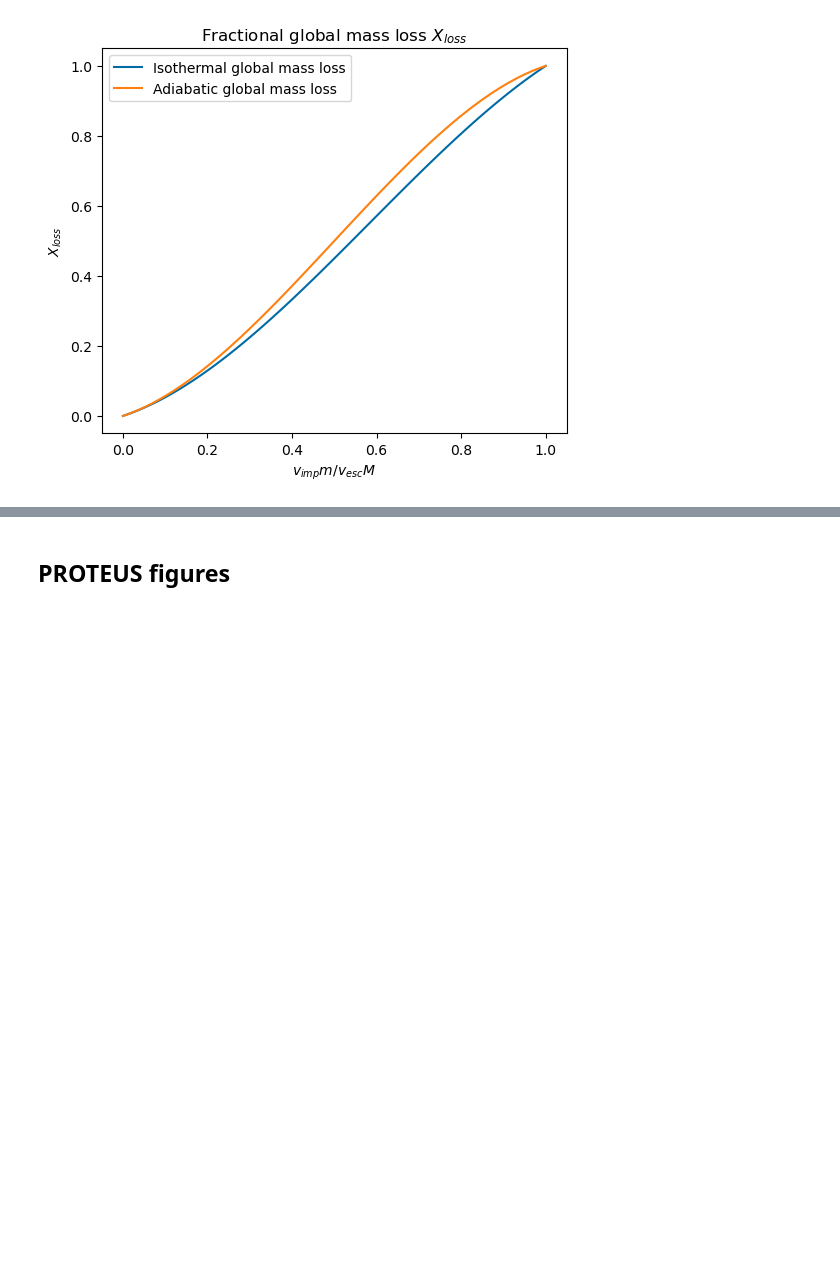
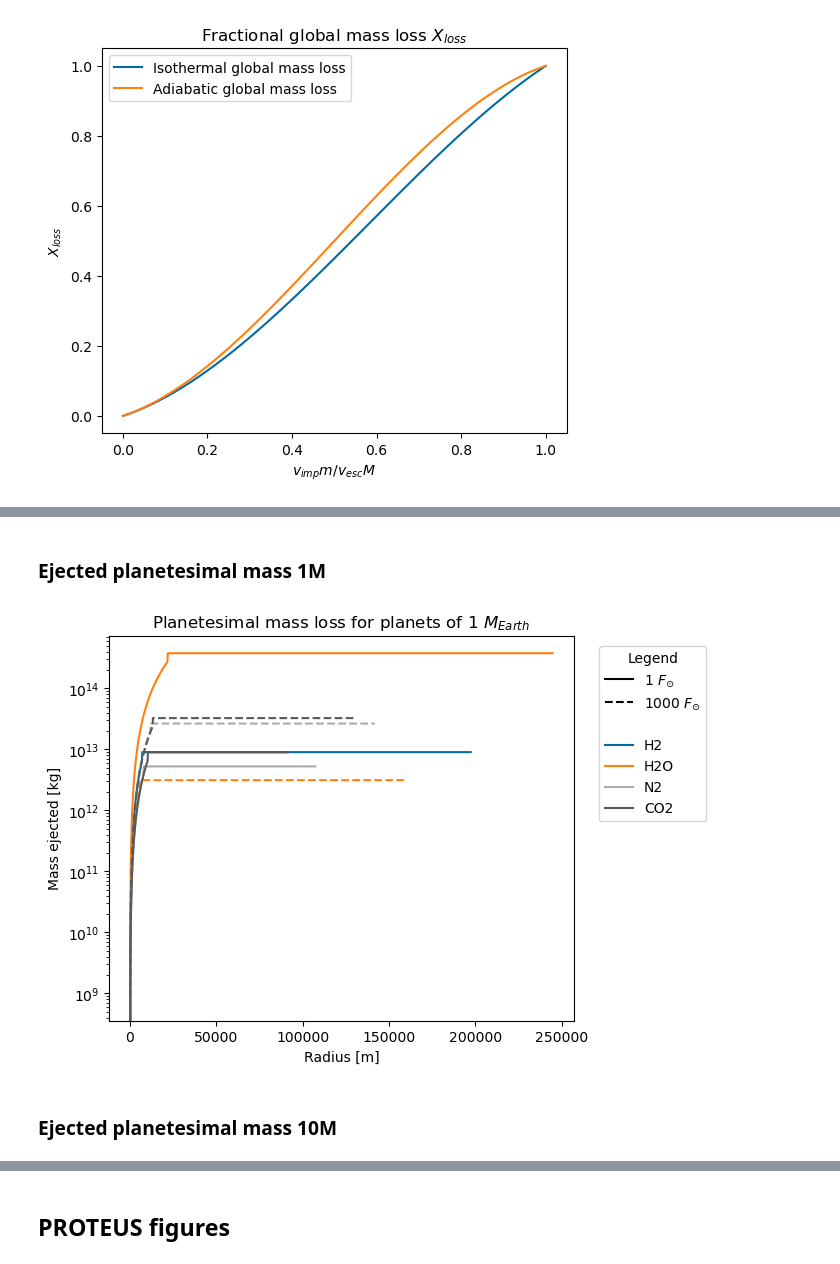
Before and after one commit to FormingWorlds/BScProjectAtmosphericEscape, a Jupyter notebook: figures.ipynb, the cells around one changed output, grey strips where cells are left out. Drawn from its saved outputs; the diff is of its cells as text; code cells hidden in the pictures; blank space fills up the shorter version.

Commit message:
Fixed figures for global mass loss, added figures for planetesimal loss

```diff
--- a/figures.ipynb
+++ b/figures.ipynb
@@ -279,0 +361,2 @@ plt.show()
+# %% [markdown]
+### Ejected planetesimal mass 1M
@@ -279,0 +375,58 @@ plt.show()
+# %%
+from constants import rho_pl
+
+
+
+M_ej_H2_1M_1F = ejected_mass_planetesimal(M_atm_H2_1M_1F, h_H2_1M_1F, bulk_H2_1M[2], H2_1M_1F[0][0], rho_pl)
+#M_ej_H2_1M_1000F = ejected_mass_planetesimal(M_atm_H2_1M_1000F, h_H2_1M_1000F, bulk_H2_1M[3], H2_1M_1000F[0][0], rho_pl)
+
+M_ej_H2O_1M_1F = ejected_mass_planetesimal(M_atm_H2O_1M_1F, h_H2O_1M_1F, bulk_H2O_1M[2], H2O_1M_1F[0][0], rho_pl)
+M_ej_H2O_1M_1000F = ejected_mass_planetesimal(M_atm_H2O_1M_1000F, h_H2O_1M_1000F, bulk_H2O_1M[3], H2O_1M_1000F[0][0], rho_pl)
+
+M_ej_N2_1M_1F = ejected_mass_planetesimal(M_atm_N2_1M_1F, h_N2_1M_1F, bulk_N2_1M[2], N2_1M_1F[0][0], rho_pl)
+M_ej_N2_1M_1000F = ejected_mass_planetesimal(M_atm_N2_1M_1000F, h_N2_1M_1000F, bulk_N2_1M[3], N2_1M_1000F[0][0], rho_pl)
+
+M_ej_CO2_1M_1F = ejected_mass_planetesimal(M_atm_CO2_1M_1F, h_CO2_1M_1F, bulk_CO2_1M[2], CO2_1M_1F[0][0], rho_pl)
+M_ej_CO2_1M_1000F = ejected_mass_planetesimal(M_atm_CO2_1M_1000F, h_CO2_1M_1000F, bulk_CO2_1M[3], CO2_1M_1000F[0][0], rho_pl)
+# %%
+plt.figure(figsize=(6,5))
+plt.style.use("tableau-colorblind10")
+
+plt.plot(M_ej_H2_1M_1F[1], M_ej_H2_1M_1F[0], color='#006BA4')
+# plt.plot(M_ej_H2_1M_1000F[1], M_ej_H2_1M_1000F[0], color='#006BA4', linestyle='--')
+plt.plot(M_ej_H2O_1M_1F[1], M_ej_H2O_1M_1F[0], color='#FF800E')
+plt.plot(M_ej_H2O_1M_1000F[1], M_ej_H2O_1M_1000F[0], color='#FF800E', linestyle='--')
+plt.plot(M_ej_N2_1M_1F[1], M_ej_N2_1M_1F[0], color='#ABABAB')
+plt.plot(M_ej_N2_1M_1000F[1], M_ej_N2_1M_1000F[0], color='#ABABAB', linestyle='--')
+plt.plot(M_ej_CO2_1M_1F[1], M_ej_CO2_1M_1F[0], color='#595959')
+plt.plot(M_ej_CO2_1M_1000F[1], M_ej_CO2_1M_1000F[0], color='#595959', linestyle='--')
+
+plt.xlabel(r'Radius [m]')
+plt.ylabel(r'Mass ejected [kg]')
+plt.yscale('log')
+plt.title(r'Planetesimal mass loss for planets of $1\ M_{Earth}$')
+
+
+flux_legend = [
+    Line2D([0], [0], color="black", linestyle="-",  label=r"1 $F_{\odot}$"),
+    Line2D([0], [0], color="black", linestyle="--", label=r"1000 $F_{\odot}$")
+]
+
+divider = Line2D([0], [0], color="white", linestyle="-", linewidth=1, label=" ")
+
+elements_legend = [
+    Line2D([0], [0], color="#006BA4", label="H2"),
+    Line2D([0], [0], color="#FF800E",   label="H2O"),
+    Line2D([0], [0], color="#ABABAB",  label="N2"),
+    Line2D([0], [0], color="#595959", label="CO2")
+]
+
+plt.legend(handles = flux_legend + [divider] + elements_legend, loc = 'lower right', bbox_to_anchor=(1.3, 0.5), title="Legend")
+
+
+# plt.savefig('Planetesimal mass loss 1M.png', bbox_inches="tight")
+plt.show()
+# %% [output]
+[figure, added]
+# %% [markdown]
+### Ejected planetesimal mass 10M
```
Also changed, not shown: parts of 24 cells of this notebook.
